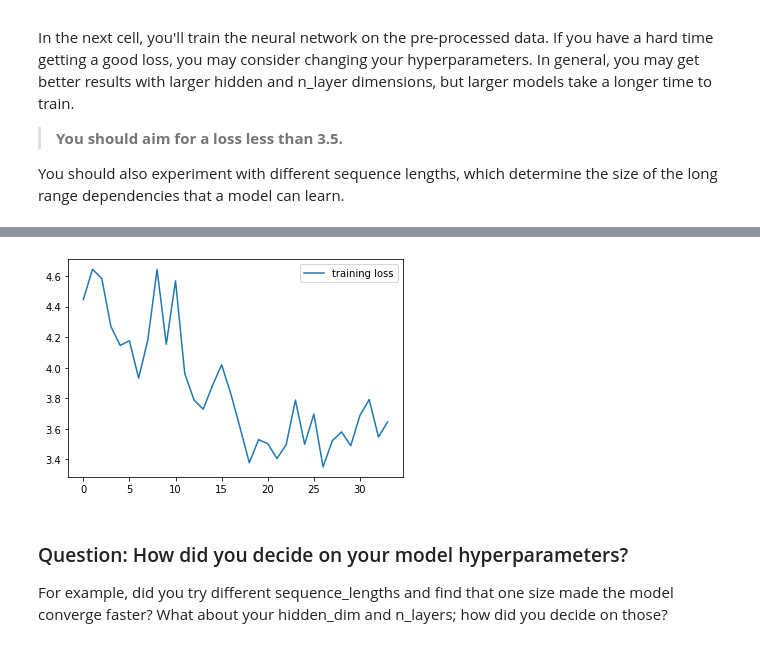
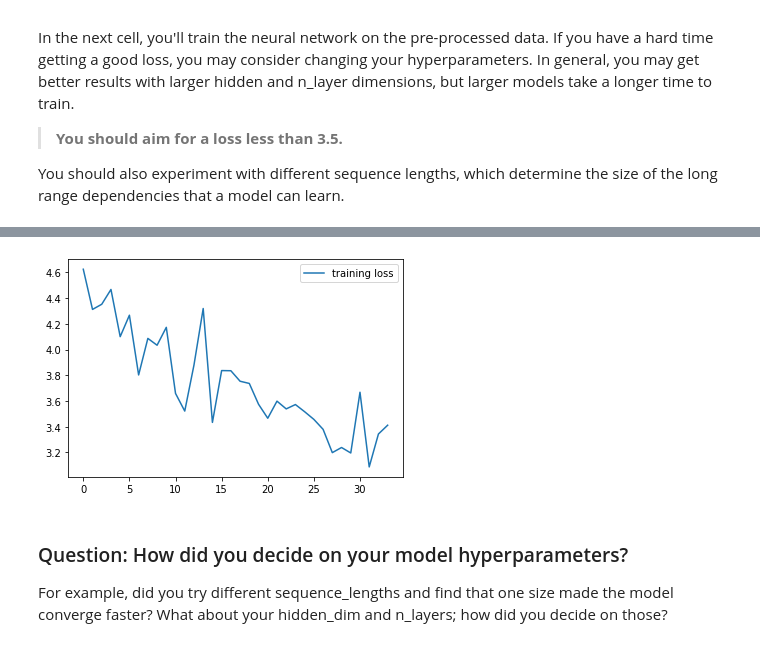
Before and after one commit to ddhartma/TV-Script-Generator, a Jupyter notebook: dlnd_tv_script_generation.ipynb, the cells around one changed output, grey strips where cells are left out. Drawn from its saved outputs; the diff is of its cells as text; code cells hidden in the pictures.

Commit message:
test: Test parameters Train12

```diff
--- a/dlnd_tv_script_generation.ipynb
+++ b/dlnd_tv_script_generation.ipynb
@@ -676,19 +676,19 @@ Epoch:    5/5     Loss: 3.601835482120514
 
 Model Trained and Saved
 # %%
-train = 'Train11'
+train = 'Train12'
 # Export Loss as Dataframe
 loss_df = pd.DataFrame(running_loss_history)
 loss_df.to_excel(train + ".xlsx")
 
 # Plot Loss and Save Loss-Plot
 f = plt.figure()
 plt.plot(running_loss_history, label='training loss')
 plt.legend()
 
 f.savefig(train + ".png", bbox_inches='tight', dpi=600)
 # %% [output]
-[figure, old version]
+[figure, new version]
 # %% [markdown]
 ### Question: How did you decide on your model hyperparameters?
 For example, did you try different sequence_lengths and find that one size made the model converge faster? What about your hidden_dim and n_layers; how did you decide on those?
```
Also changed, not shown: parts of 5 cells of this notebook, 4 other files.
